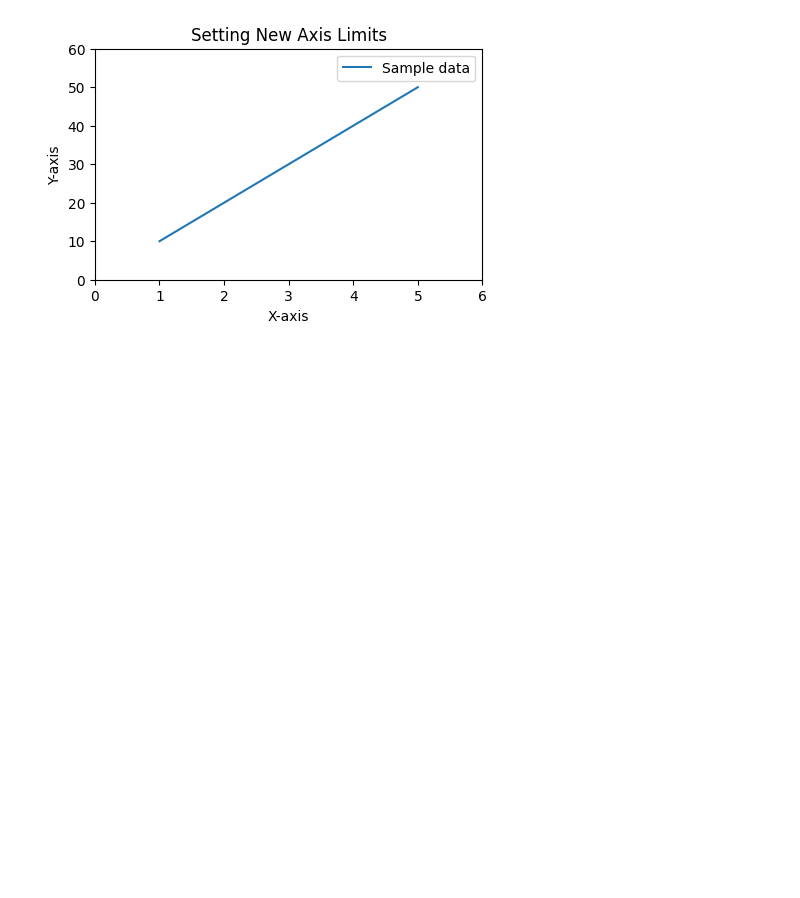
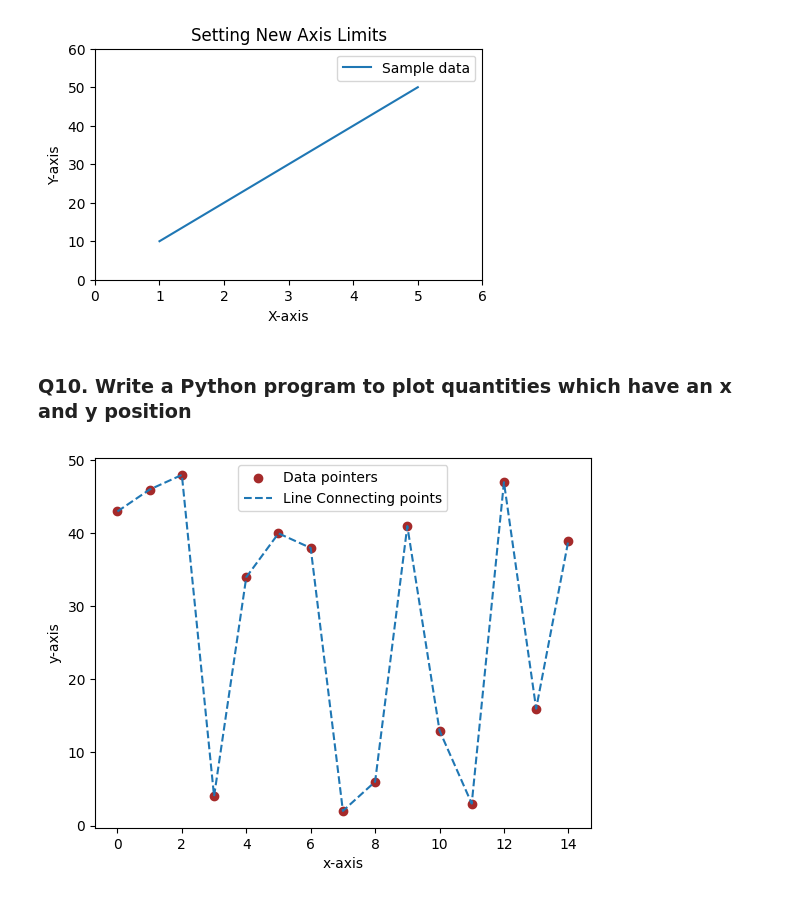
Before and after one commit to Ankitha8105/Python_Libraries, a Jupyter notebook: Matplotlib/linegraph.ipynb, the cells around one changed output. Drawn from its saved outputs; the diff is of its cells as text; code cells hidden in the pictures; blank space fills up the shorter version.

Commit message:
[Ankitha] Modified : python program to  plot quantities which have an x and y position

```diff
--- a/Matplotlib/linegraph.ipynb
+++ b/Matplotlib/linegraph.ipynb
@@ -388,3 +388,38 @@ if __name__ == "__main__":
 x axis limit is:(0.8, 5.2)
 Y axis limit is:(8.0, 52.0)
 [figure]
+# %% [markdown]
+### Q10. Write a Python program to plot quantities which have an x and y position
+# %%
+log = logger.logger_init('Q10')
+
+
+def plot_quantities(x,y):
+    """
+    Description :
+        This function is used to plot quantities which have an x and y position
+    Parameters :
+        x = First Numpy array elements
+        y = Second Numpy array
+    Return :
+        It returns graph of plot quantities which have an x and y position
+    """
+    plt.scatter(x,y,color="brown",label="Data pointers",marker="o")
+    plt.plot(x,y,ls="--",label="Line Connecting points")
+
+    plt.legend("plot quantities")
+    plt.xlabel("x-axis")
+    plt.ylabel("y-axis")
+    plt.legend()
+    plt.show()
+
+def main():
+    x = np.arange(0,15)
+    y = np.random.randint(0,50,15)
+    plot_quantities(x,y)
+
+
+if __name__ == "__main__":
+    main()
+# %% [output]
+[figure, added]
```
